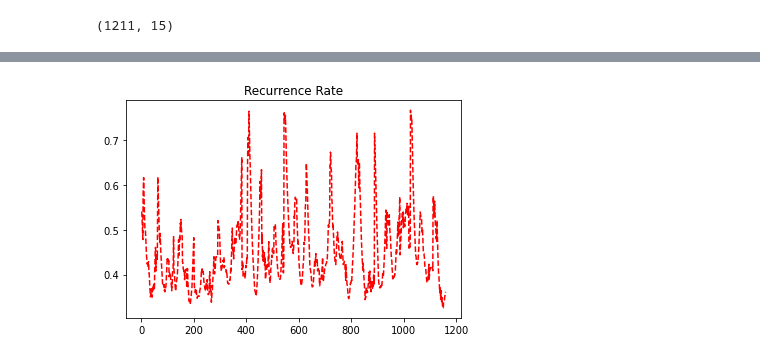
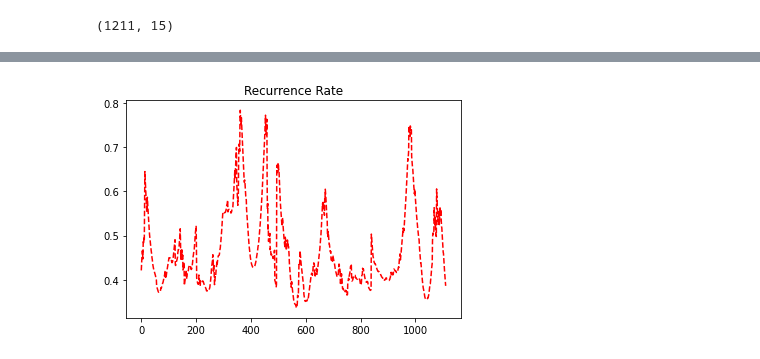
Before and after one commit to bonetou/econophysics-scientific-research., a Jupyter notebook: econophysics_indicators.ipynb, the cells around one changed output, grey strips where cells are left out. Cells and saved outputs as stored; diff of their text form; code cells hidden in the pictures.

```diff
--- a/econophysics_indicators.ipynb
+++ b/econophysics_indicators.ipynb
@@ -52,9 +56,9 @@ def recurrence_rate(X, window):
     return RR
 # %%
 X = np.array(df['close'])
-RR = recurrence_rate(X, 50)
+RR = recurrence_rate(X, 100)
 plt.title('Recurrence Rate')
 plt.plot(RR, '--r')
 plt.show()
 # %% [output]
-[figure, old version]
+[figure, new version]
```
Also changed, not shown: parts of 4 cells of this notebook, 9 other files.
